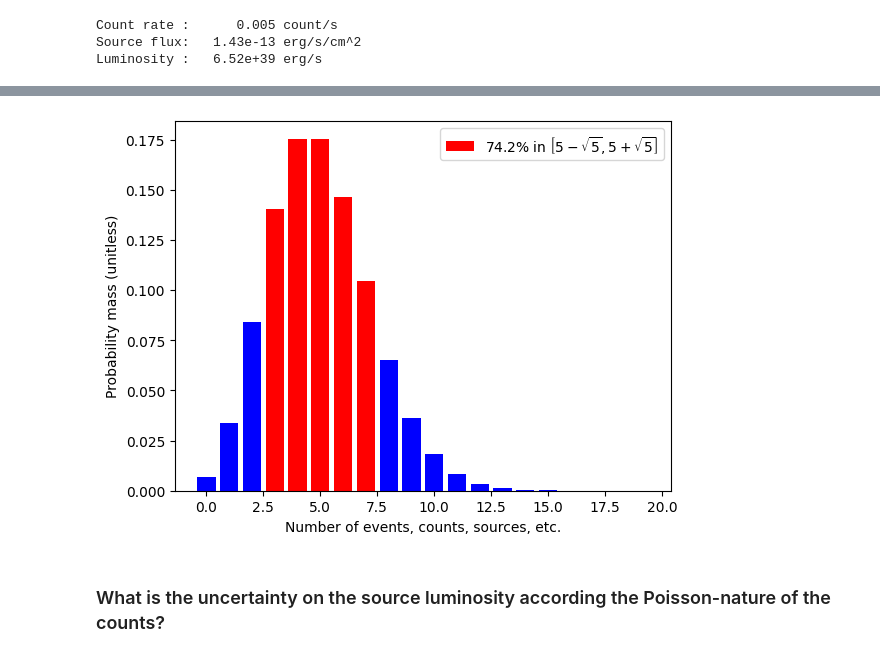
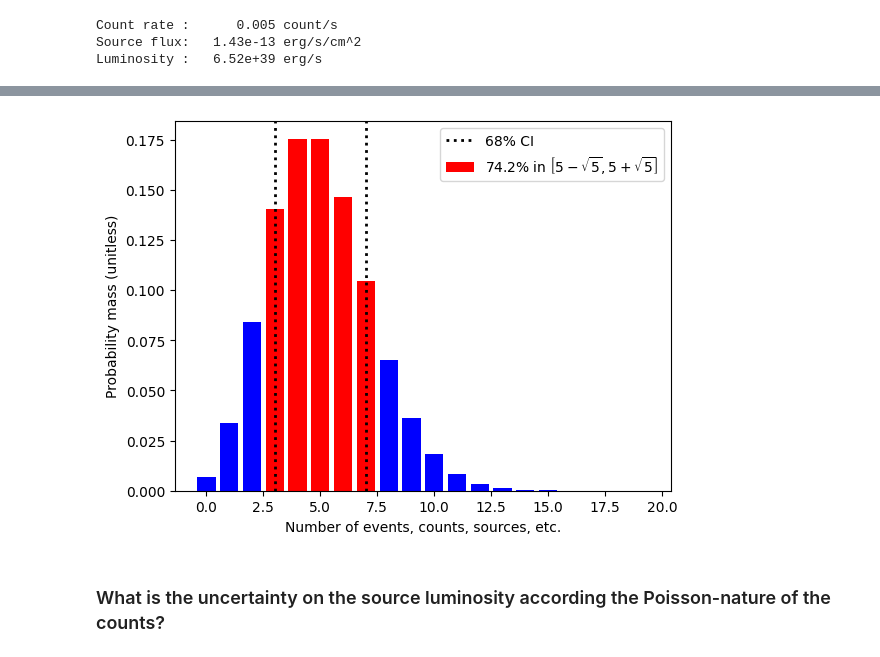
Before and after one commit to astrostatistics-in-crete/2023_summer_school, a Jupyter notebook: Bayesian/Bayesian_Intro.ipynb, the cells around one changed output, grey strips where cells are left out. Saved outputs shown, nothing was run; the diff lists cells and outputs as text; code cells hidden in the pictures.

```diff
--- a/Bayesian/Bayesian_Intro.ipynb
+++ b/Bayesian/Bayesian_Intro.ipynb
@@ -68,22 +65,33 @@ To put things in perspective, in the commonly-appeared/used normal (or Gaussian)
 
 ### Let's see the Poisson distribution with $\lambda = 5$...
 # %%
+import numpy as np
+import matplotlib.pyplot as plt
+import scipy.stats as st
+
 lam = 5.0
 k = np.arange(0, 20)
 Pk = st.poisson(lam).pmf(k)
 
 in_CI = (k >= lam-lam**0.5) & (k <= lam+lam**0.5)
 fraction_in_CI = f"{100.0 * sum(Pk[in_CI]):.1f}%"
 
+real_interval = st.poisson(lam).interval(0.68)
+
 plt.figure()
+
 plt.bar(k[in_CI], Pk[in_CI], color="r", label=fraction_in_CI+r" in $\left[5-\sqrt{5}, 5+\sqrt{5}\right]$")
 plt.bar(k[~in_CI], Pk[~in_CI], color="b")
+
+plt.axvline(real_interval[0], color="k", ls=":", lw=2, label="68% CI")
+plt.axvline(real_interval[1], color="k", ls=":", lw=2)
+
 plt.ylabel("Probability mass (unitless)")
 plt.xlabel("Number of events, counts, sources, etc.")
 plt.legend(loc="upper right")
 plt.show()
 # %% [output]
-[figure, old version]
+[figure, new version]
 # %% [markdown]
 ### What is the uncertainty on the source luminosity according the Poisson-nature of the counts?
 # %%
```
Also changed, not shown: parts of 22 cells of this notebook.
